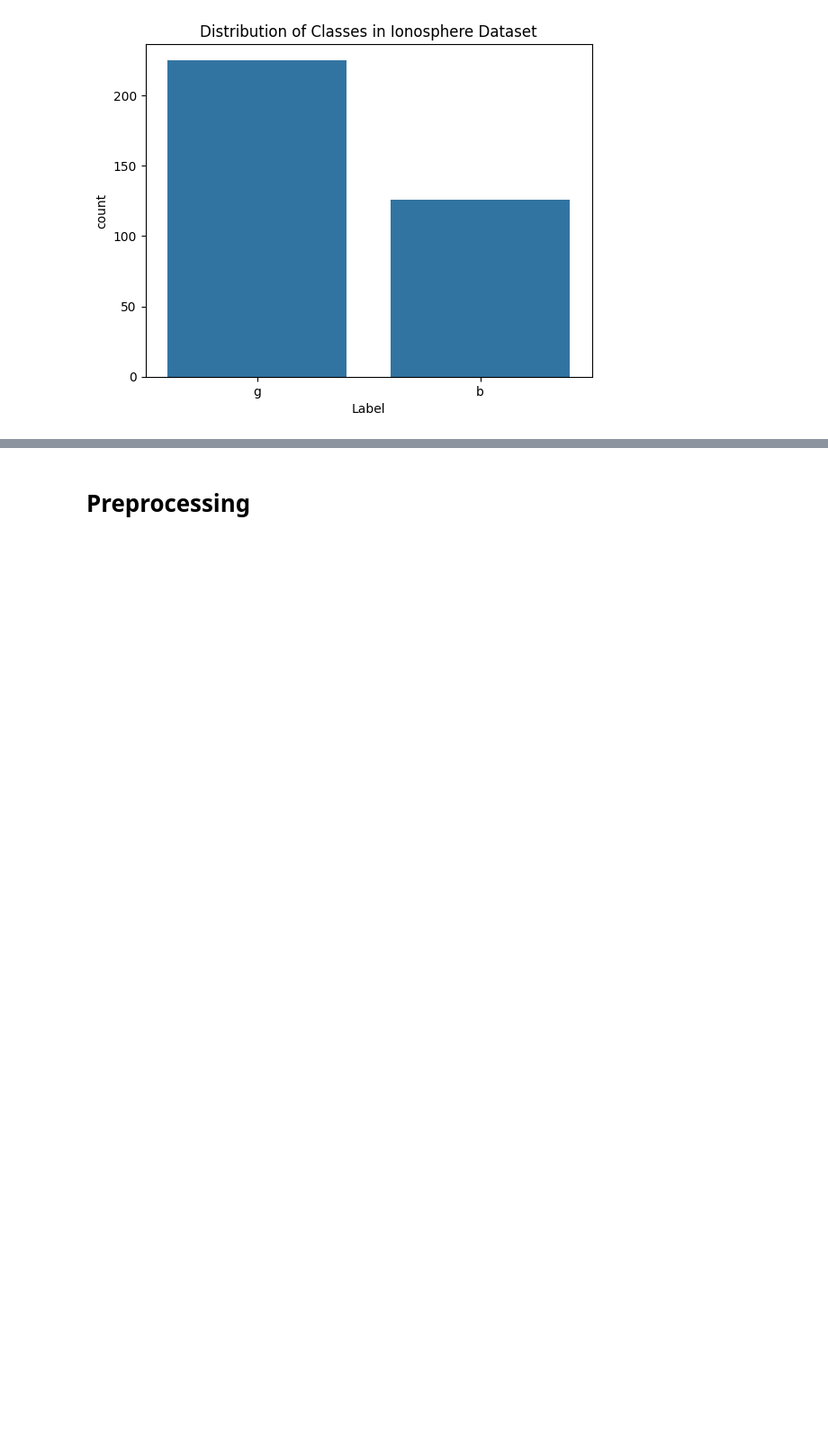
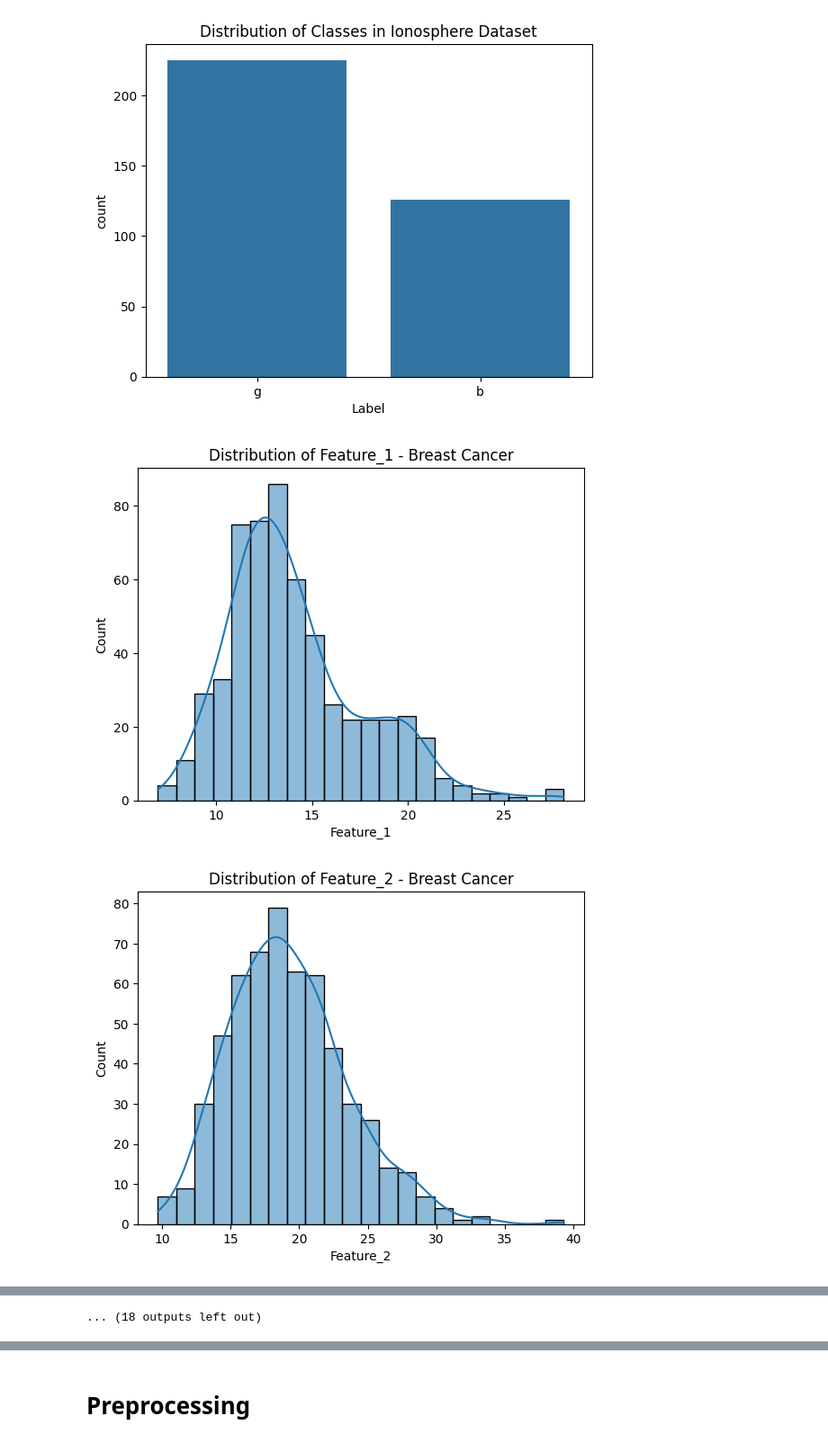
Before and after one commit to negjafari/logistic-regression, a Jupyter notebook: logistic_regression.ipynb, the cells around one changed output, grey strips where cells are left out. Shown at 90% size. Saved outputs shown, nothing was run; the diff lists cells and outputs as text; code cells hidden in the pictures; blank space fills up the shorter version.

```diff
--- a/logistic_regression.ipynb
+++ b/logistic_regression.ipynb
@@ -85,9 +122,9 @@ plt.show()
 # %% [output]
 [figure]
 # %%
-# Feature distributions in Breast Cancer dataset
-features_bc = df1.columns[1:]
-for feature in features_bc:
-    sns.histplot(df1[feature], kde=True)
-    plt.title(f'Distribution of {feature} - Breast Cancer')
-    plt.show()
+def feature_distribution(df, name):
+  features_io = df.columns[:-1]
+  for feature in features_io:
+      sns.histplot(df[feature], kde=True)
+      plt.title(f'Distribution of {feature} - {name}')
+      plt.show()
@@ -102,0 +131,5 @@ df1 = df1.drop(columns=['ID'])
+# %%
+feature_distribution(df1, 'Breast Cancer')
+# %% [output]
+[figure, added]
+[figure, added]
@@ -102,0 +146 @@ df1 = df1.drop(columns=['ID'])
+... (18 outputs left out)
```
Also changed, not shown: parts of 54 cells of this notebook, 1 other file.
